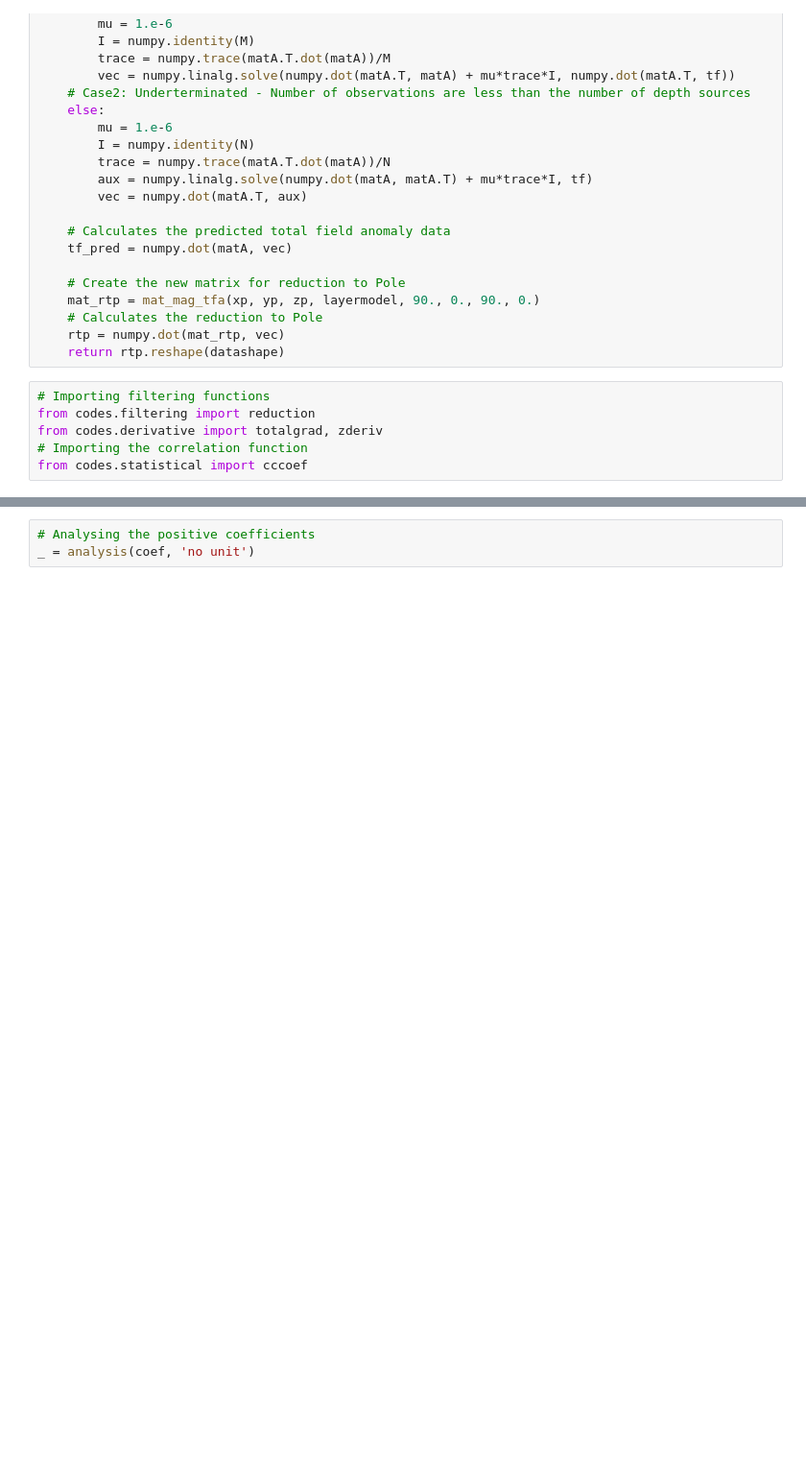
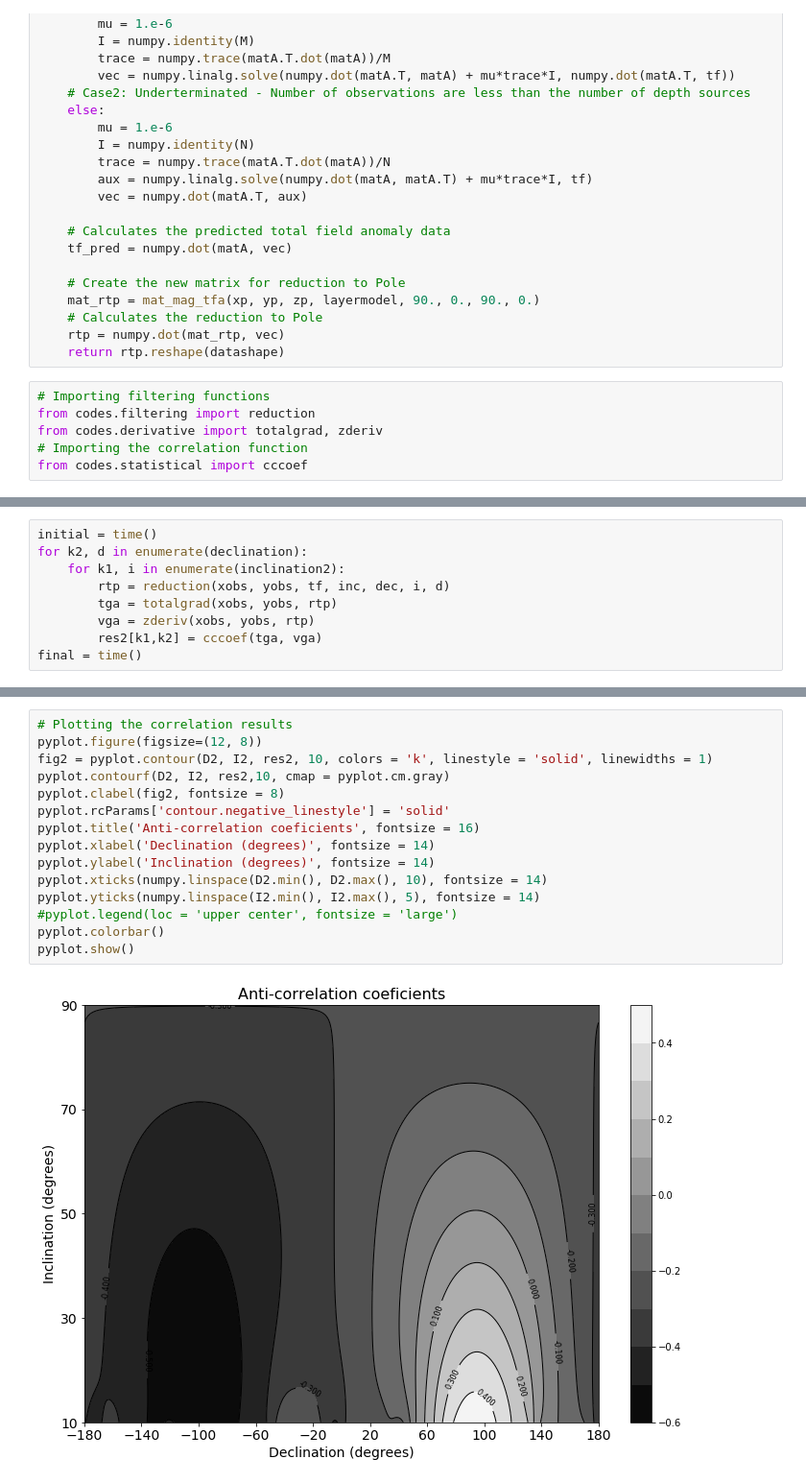
Before and after one commit to nelsondelimar/master, a Jupyter notebook: correlation_eqlayer.ipynb, the cells around one changed output, grey strips where cells are left out. Shown at 96% size. Drawn from its saved outputs; the diff is of its cells as text; blank space fills up the shorter version.

Commit message:
Testing the correlation at low latitude area by equivalent layer

```diff
--- a/correlation_eqlayer.ipynb
+++ b/correlation_eqlayer.ipynb
@@ -197,0 +174,9 @@ print 'time in seconds = ', ttf - ti
+# %%
+initial = time()
+for k2, d in enumerate(declination):
+    for k1, i in enumerate(inclination2):
+        rtp = reduction(xobs, yobs, tf, inc, dec, i, d)
+        tga = totalgrad(xobs, yobs, rtp)
+        vga = zderiv(xobs, yobs, rtp)
+        res2[k1,k2] = cccoef(tga, vga)
+final = time()
@@ -217,3 +326,17 @@ pyplot.show()
-# %%
-# Analysing the positive coefficients
-_ = analysis(coef, 'no unit')
+# %%
+# Plotting the correlation results
+pyplot.figure(figsize=(12, 8))
+fig2 = pyplot.contour(D2, I2, res2, 10, colors = 'k', linestyle = 'solid', linewidths = 1)
+pyplot.contourf(D2, I2, res2,10, cmap = pyplot.cm.gray)
+pyplot.clabel(fig2, fontsize = 8)
+pyplot.rcParams['contour.negative_linestyle'] = 'solid'
+pyplot.title('Anti-correlation coeficients', fontsize = 16)
+pyplot.xlabel('Declination (degrees)', fontsize = 14)
+pyplot.ylabel('Inclination (degrees)', fontsize = 14)
+pyplot.xticks(numpy.linspace(D2.min(), D2.max(), 10), fontsize = 14)
+pyplot.yticks(numpy.linspace(I2.min(), I2.max(), 5), fontsize = 14)
+#pyplot.legend(loc = 'upper center', fontsize = 'large')
+pyplot.colorbar()
+pyplot.show()
+# %% [output]
+[figure, added]
```
Also changed, not shown: parts of 23 cells of this notebook.
